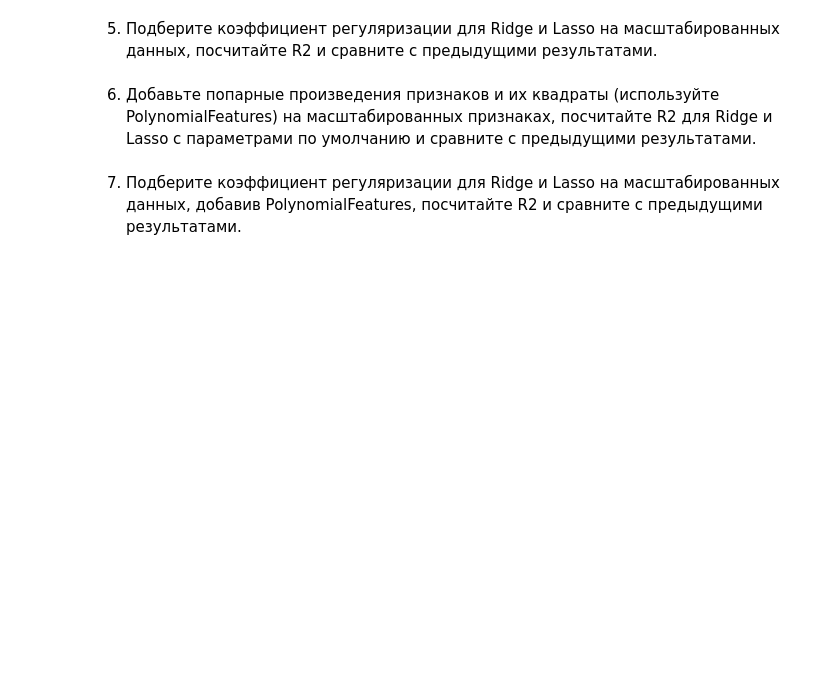
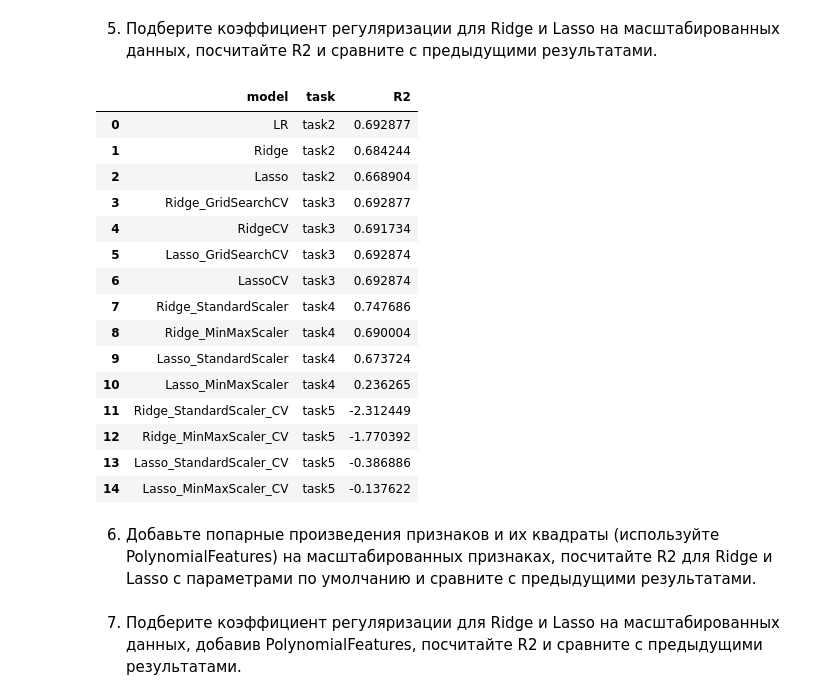
Before and after one commit to omutninsk/ml_2, a Jupyter notebook: HW_3_ML.ipynb, the cells around one changed output. Drawn from its saved outputs; the diff is of its cells as text; code cells hidden in the pictures; blank space fills up the shorter version.

```diff
--- a/HW_3_ML.ipynb
+++ b/HW_3_ML.ipynb
@@ -65,16 +246,48 @@ results_regression.loc[10] = ['Lasso_MinMaxScaler', 'task4', r2_lasso_min_max_sc
 # %%
 
 
 ### Ваш код ###
 
 r2_ridge_standart_scaler_cv = 0
 r2_ridge_min_max_scaler_cv = 0
 r2_lasso_standart_scaler_cv = 0
 r2_lasso_min_max_scaler_cv = 0
+
+alpha_grid = [0.001, 0.01, 0.1, 1, 10, 100, 1000]
+
+scaler = StandardScaler()
+scaler.fit_transform(train_data)
+train_scaled_data = scaler.transform(train_data)
+test_scaled_data = scaler.transform(test_data)
+
+r2_ridge_standart_scaler_cv = r2_score(train_labels, pipe_ridge_std.predict(train_scaled_data))
+r2_ridge_min_max_scaler_cv = r2_score(test_labels, pipe_ridge_mm.predict(test_scaled_data))
+r2_lasso_standart_scaler_cv = r2_score(train_labels, pipe_lasso_std.predict(train_scaled_data))
+r2_lasso_min_max_scaler_cv = r2_score(test_labels, pipe_lasso_mm.predict(test_scaled_data))
+
 results_regression.loc[11] = ['Ridge_StandardScaler_CV', 'task5', r2_ridge_standart_scaler_cv]
 results_regression.loc[12] = ['Ridge_MinMaxScaler_CV', 'task5', r2_ridge_min_max_scaler_cv]
 results_regression.loc[13] = ['Lasso_StandardScaler_CV', 'task5', r2_lasso_standart_scaler_cv]
 results_regression.loc[14] = ['Lasso_MinMaxScaler_CV', 'task5', r2_lasso_min_max_scaler_cv]
+
+results_regression
+# %% [output]
+|  | model | task | R2 |
+| 0 | LR | task2 | 0.692877 |
+| 1 | Ridge | task2 | 0.684244 |
+| 2 | Lasso | task2 | 0.668904 |
+| 3 | Ridge_GridSearchCV | task3 | 0.692877 |
+| 4 | RidgeCV | task3 | 0.691734 |
+| 5 | Lasso_GridSearchCV | task3 | 0.692874 |
+| 6 | LassoCV | task3 | 0.692874 |
+| 7 | Ridge_StandardScaler | task4 | 0.747686 |
+| 8 | Ridge_MinMaxScaler | task4 | 0.690004 |
+| 9 | Lasso_StandardScaler | task4 | 0.673724 |
+| 10 | Lasso_MinMaxScaler | task4 | 0.236265 |
+| 11 | Ridge_StandardScaler_CV | task5 | -2.312449 |
+| 12 | Ridge_MinMaxScaler_CV | task5 | -1.770392 |
+| 13 | Lasso_StandardScaler_CV | task5 | -0.386886 |
+| 14 | Lasso_MinMaxScaler_CV | task5 | -0.137622 |
 # %% [markdown]
 6. Добавьте попарные произведения признаков и их квадраты (используйте PolynomialFeatures) на масштабированных признаках, посчитайте R2 для Ridge и Lasso с параметрами по умолчанию и сравните с предыдущими результатами.
 # %%
```
Also changed, not shown: parts of 9 cells of this notebook.
